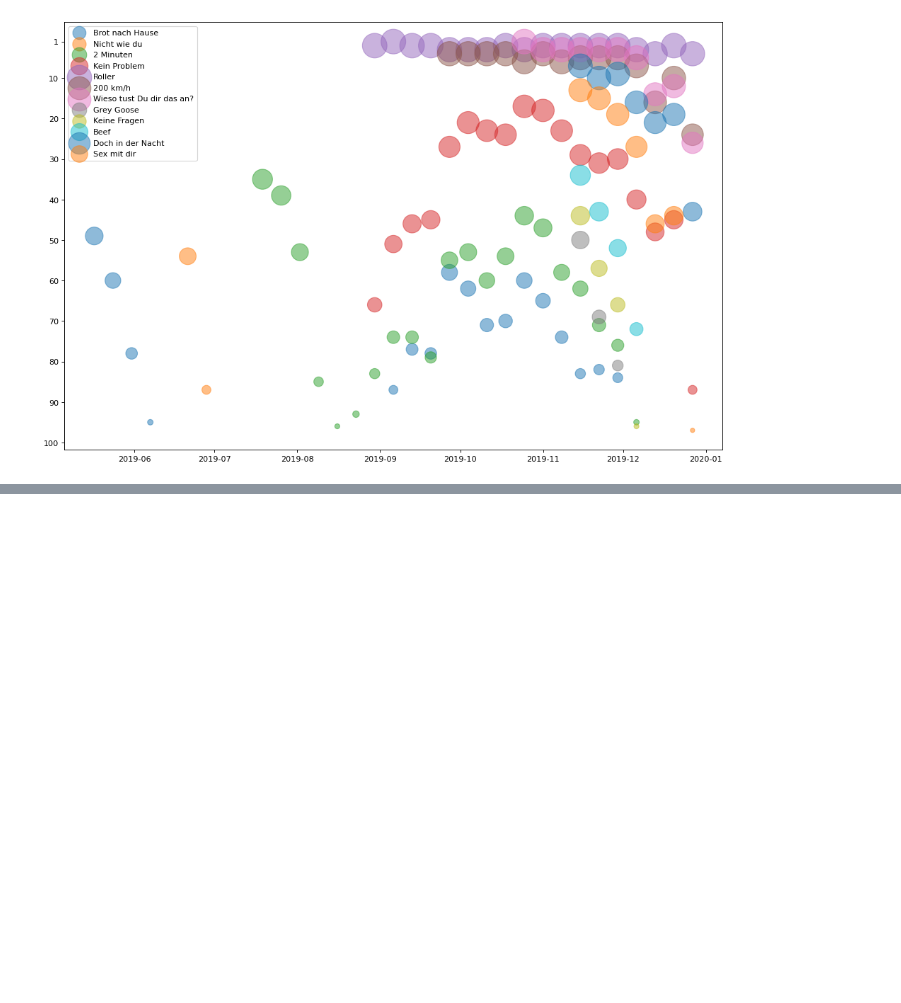
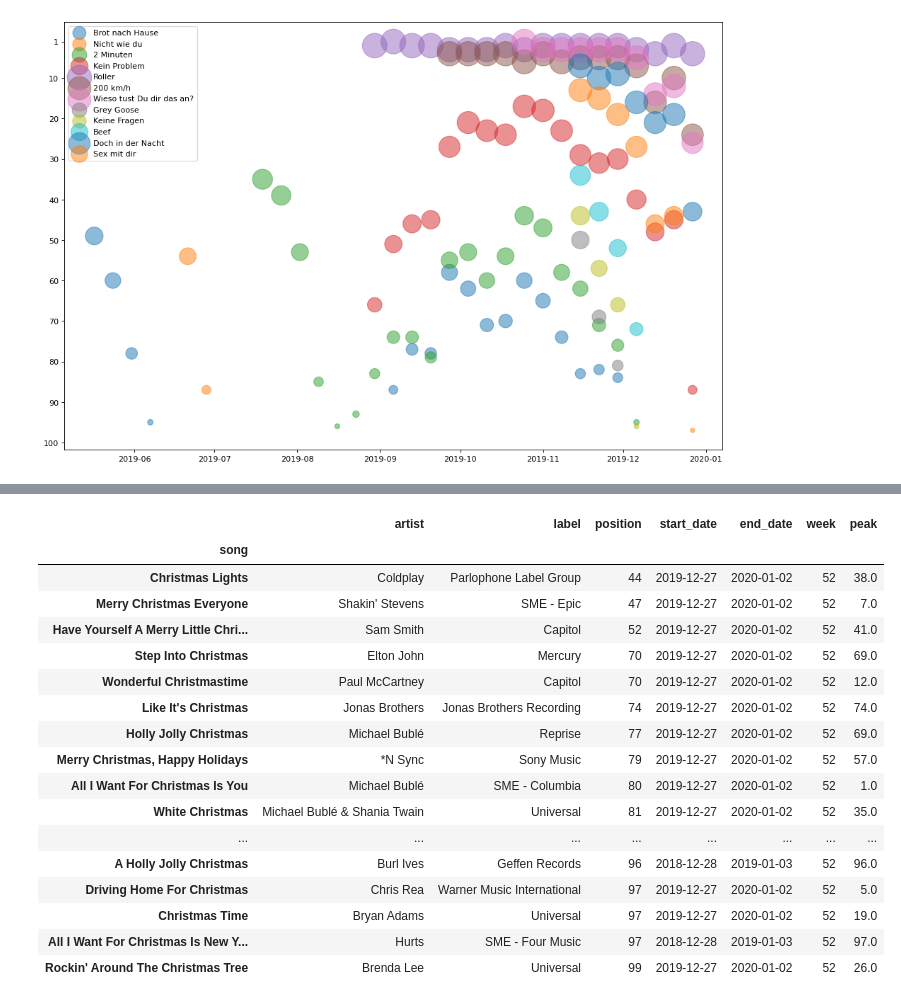
Before and after one commit to ninathumser/German-Top100, a Jupyter notebook: German-Top100-Analysis.ipynb, the cells around one changed output, grey strips where cells are left out. Drawn from its saved outputs; the diff is of its cells as text; code cells hidden in the pictures; blank space fills up the shorter version.

```diff
--- a/German-Top100-Analysis.ipynb
+++ b/German-Top100-Analysis.ipynb
@@ -224,0 +252,21 @@ Name: artist, Length: 514, dtype: int64
+# %%
+charts[charts['song'].str.contains('Christmas')].groupby(['song']).max().sort_values(by='position', ascending=True)
+# %% [output]
+|  | artist | label | position | start_date | end_date | week | peak |
+| song |  |  |  |  |  |  |  |
+| Christmas Lights | Coldplay | Parlophone Label Group | 44 | 2019-12-27 | 2020-01-02 | 52 | 38.0 |
+| Merry Christmas Everyone | Shakin' Stevens | SME - Epic | 47 | 2019-12-27 | 2020-01-02 | 52 | 7.0 |
+| Have Yourself A Merry Little Chri... | Sam Smith | Capitol | 52 | 2019-12-27 | 2020-01-02 | 52 | 41.0 |
+| Step Into Christmas | Elton John | Mercury | 70 | 2019-12-27 | 2020-01-02 | 52 | 69.0 |
+| Wonderful Christmastime | Paul McCartney | Capitol | 70 | 2019-12-27 | 2020-01-02 | 52 | 12.0 |
+| Like It's Christmas | Jonas Brothers | Jonas Brothers Recording | 74 | 2019-12-27 | 2020-01-02 | 52 | 74.0 |
+| Holly Jolly Christmas | Michael Bublé | Reprise | 77 | 2019-12-27 | 2020-01-02 | 52 | 69.0 |
+| Merry Christmas, Happy Holidays | *N Sync | Sony Music | 79 | 2019-12-27 | 2020-01-02 | 52 | 57.0 |
+| All I Want For Christmas Is You | Michael Bublé | SME - Columbia | 80 | 2019-12-27 | 2020-01-02 | 52 | 1.0 |
+| White Christmas | Michael Bublé & Shania Twain | Universal | 81 | 2019-12-27 | 2020-01-02 | 52 | 35.0 |
+| ... | ... | ... | ... | ... | ... | ... | ... |
+| A Holly Jolly Christmas | Burl Ives | Geffen Records | 96 | 2018-12-28 | 2019-01-03 | 52 | 96.0 |
+| Driving Home For Christmas | Chris Rea | Warner Music International | 97 | 2019-12-27 | 2020-01-02 | 52 | 5.0 |
+| Christmas Time | Bryan Adams | Universal | 97 | 2019-12-27 | 2020-01-02 | 52 | 19.0 |
+| All I Want For Christmas Is New Y... | Hurts | SME - Four Music | 97 | 2018-12-28 | 2019-01-03 | 52 | 97.0 |
+| Rockin' Around The Christmas Tree | Brenda Lee | Universal | 99 | 2019-12-27 | 2020-01-02 | 52 | 26.0 |
```
Also changed, not shown: parts of 11 cells of this notebook.
